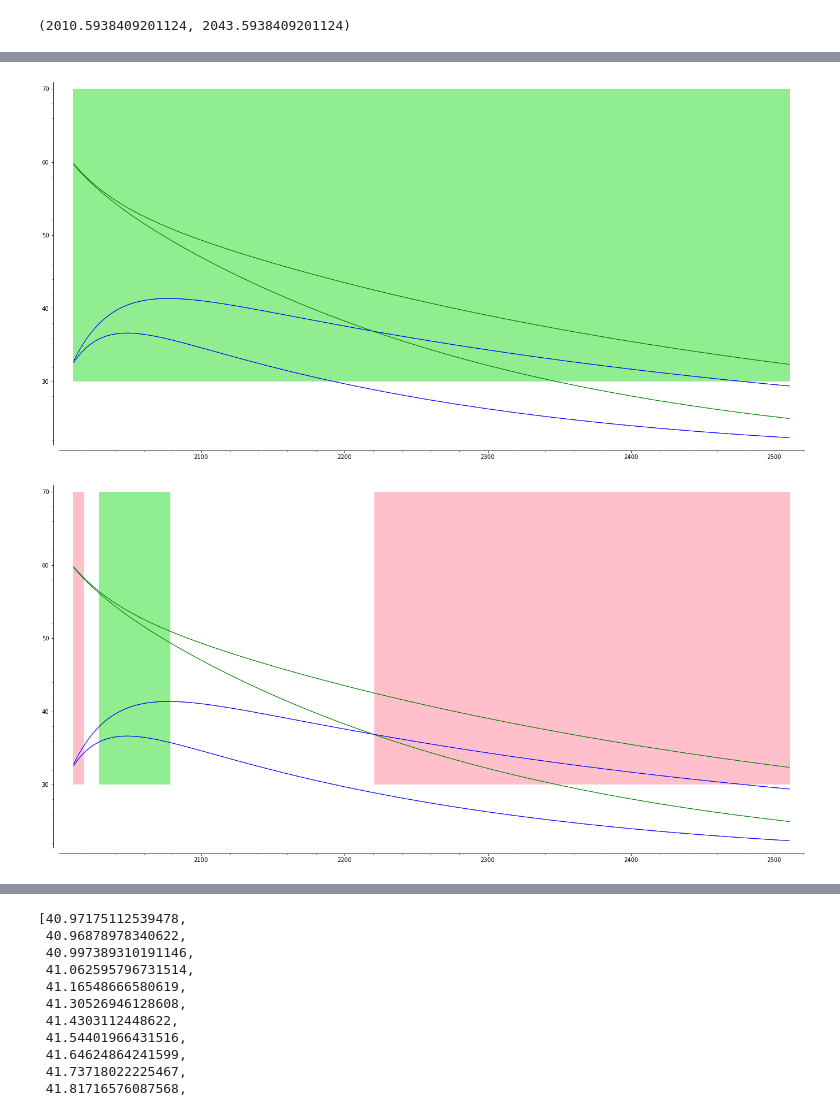
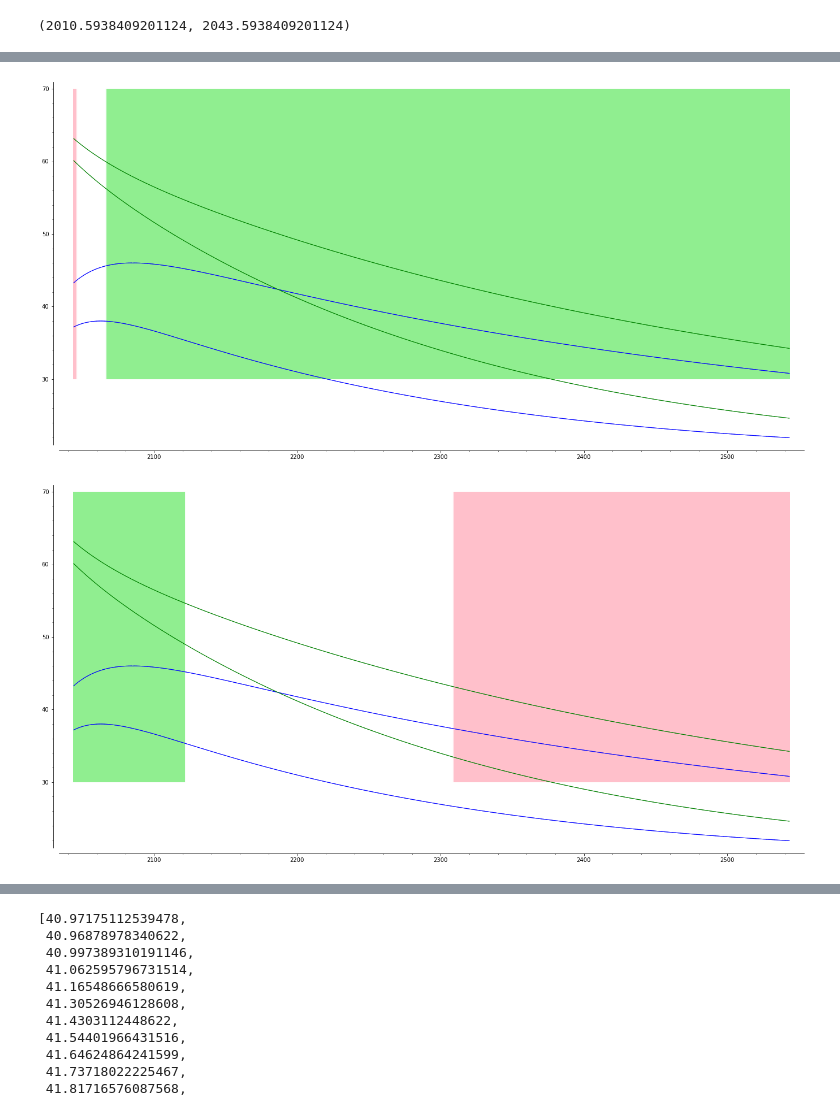
Before and after one commit to twright/example_digital-twin_incubator, a Jupyter notebook: software/notebooks/Self-Adaptation Test 3.ipynb, the cells around one changed output, grey strips where cells are left out. Drawn from its saved outputs; the diff is of its cells as text; code cells hidden in the pictures.

```diff
--- a/software/notebooks/Self-Adaptation Test 3.ipynb
+++ b/software/notebooks/Self-Adaptation Test 3.ipynb
@@ -424,12 +428,12 @@ m.self_adaptation_manager.state_machine.anomaly_durations[2]
 # %%
-p1 = (verified_sigs3[0].plot(y_range=(30, 70)) + p)
-p1.set_aspect_ratio('auto')
-p1.matplotlib()
+p31 = (verified_sigs3[0].plot(y_range=(30, 70)) + p3)
+p31.set_aspect_ratio('auto')
+p31.matplotlib()
 # %% [output]
-[figure, old version]
+[figure, new version]
 # %%
-p1 = (verified_sigs3[1].plot(y_range=(30, 70)) + p)
-p1.set_aspect_ratio('auto')
-p1.matplotlib()
+p32 = (verified_sigs3[1].plot(y_range=(30, 70)) + p3)
+p32.set_aspect_ratio('auto')
+p32.matplotlib()
 # %% [output]
-[figure, old version]
+[figure, new version]
```
Also changed, not shown: parts of 20 cells of this notebook, 2 other files.
